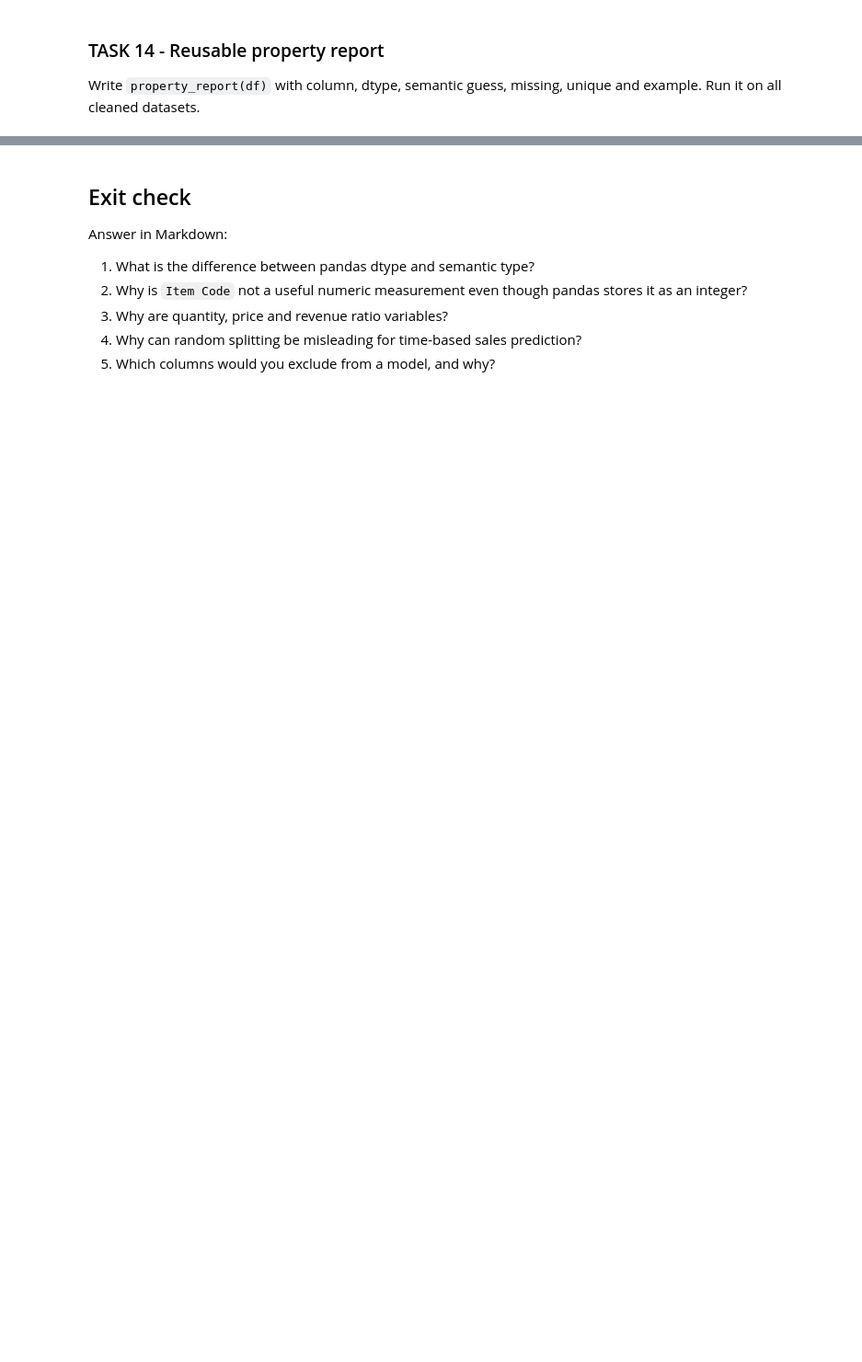
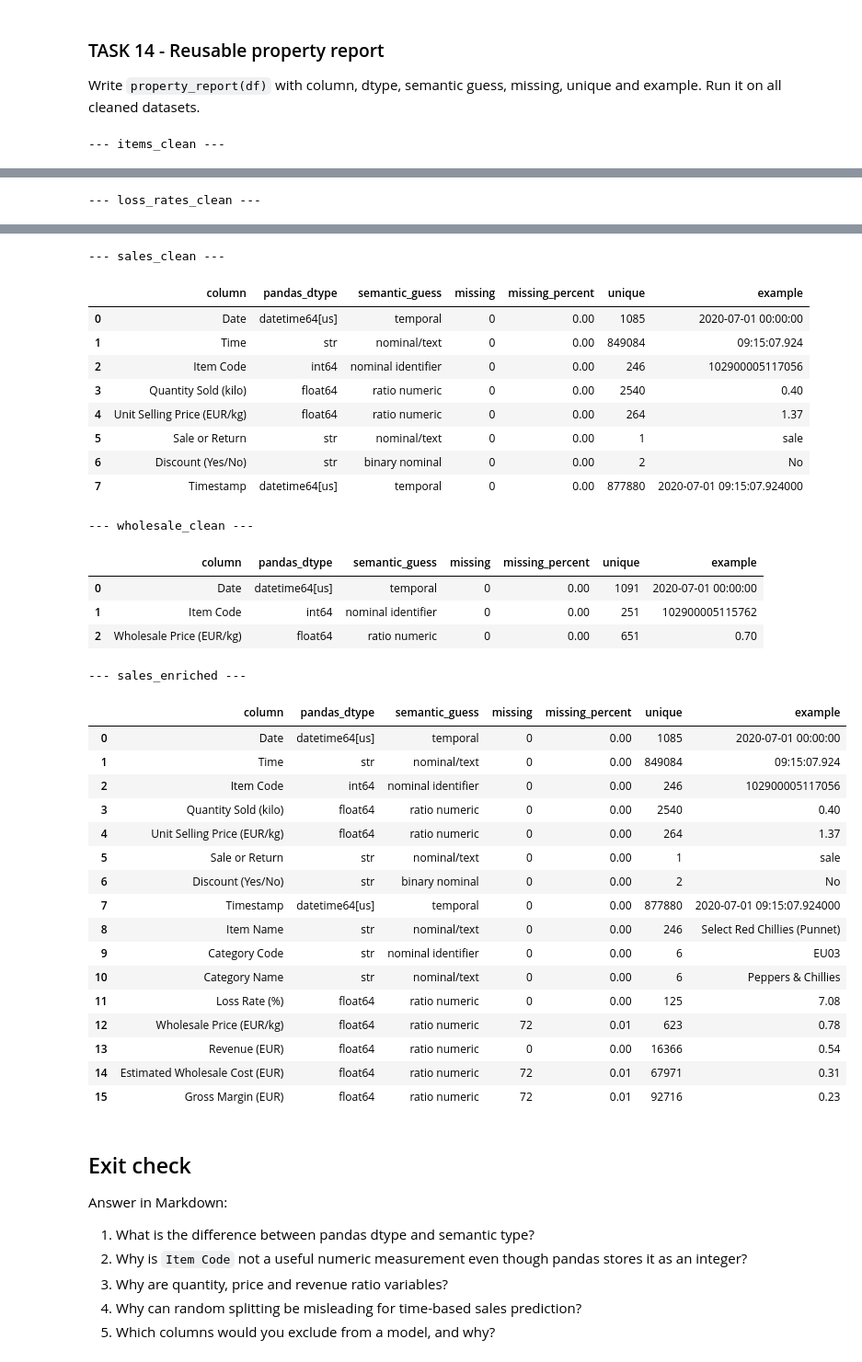
Before and after one commit to dev-deg/aci-26-pt, a Jupyter notebook: full-dataset-example/full_dataset_pipeline.ipynb, the cells around one changed output, grey strips where cells are left out. Shown at 92% size. Cells and saved outputs as stored; diff of their text form; code cells hidden in the pictures; blank space fills up the shorter version.

```diff
--- a/full-dataset-example/full_dataset_pipeline.ipynb
+++ b/full-dataset-example/full_dataset_pipeline.ipynb
@@ -474,6 +713,48 @@ Prepare a feature matrix to predict whether a sale used a discount. Remove ident
 
 Write `property_report(df)` with column, dtype, semantic guess, missing, unique and example. Run it on all cleaned datasets.
 # %%
+def guess_semantic_type(series):
+    name = series.name.lower()
+    if 'code' in name or name.endswith('id'):
+        return 'nominal identifier'
+    if pd.api.types.is_datetime64_any_dtype(series):
+        return 'temporal'
+    if pd.api.types.is_bool_dtype(series):
+        return 'binary nominal'
+    if pd.api.types.is_numeric_dtype(series):
+        return 'ratio numeric'
+    if series.nunique(dropna=True) == 2:
+        return 'binary nominal'
+    return 'nominal/text'
+
+
 def property_report(df):
-    # TODO
-    pass
+    rows = []
+    for column in df.columns:
+        s = df[column]
+        example = s.dropna().iloc[0] if s.notna().any() else np.nan
+        rows.append(
+            {
+                'column': column,
+                'pandas_dtype': str(s.dtype),
+                'semantic_guess': guess_semantic_type(s),
+                'missing': int(s.isna().sum()),
+                'missing_percent': round(float(s.isna().mean() * 100), 2),
+                'unique': int(s.nunique(dropna=True)),
+                'example': example,
+            }
+        )
+    return pd.DataFrame(rows)
+
+
+for name, df in {
+    'items_clean': items_clean,
+    'loss_rates_clean': loss_rates_clean,
+    'sales_clean': sales_clean,
+    'wholesale_clean': wholesale_clean,
+    'sales_enriched': sales_enriched,
+}.items():
+    print(f'--- {name} ---')
+    display(property_report(df))
+# %% [output]
+--- items_clean ---
@@ -479,0 +769 @@ def property_report(df):
+--- loss_rates_clean ---
@@ -480,3 +775,36 @@ def property_report(df):
+--- sales_clean ---
+|  | column | pandas_dtype | semantic_guess | missing | missing_percent | unique | example |
+| 0 | Date | datetime64[us] | temporal | 0 | 0.00 | 1085 | 2020-07-01 00:00:00 |
+| 1 | Time | str | nominal/text | 0 | 0.00 | 849084 | 09:15:07.924 |
+| 2 | Item Code | int64 | nominal identifier | 0 | 0.00 | 246 | 102900005117056 |
+| 3 | Quantity Sold (kilo) | float64 | ratio numeric | 0 | 0.00 | 2540 | 0.40 |
+| 4 | Unit Selling Price (EUR/kg) | float64 | ratio numeric | 0 | 0.00 | 264 | 1.37 |
+| 5 | Sale or Return | str | nominal/text | 0 | 0.00 | 1 | sale |
+| 6 | Discount (Yes/No) | str | binary nominal | 0 | 0.00 | 2 | No |
+| 7 | Timestamp | datetime64[us] | temporal | 0 | 0.00 | 877880 | 2020-07-01 09:15:07.924000 |
+--- wholesale_clean ---
+|  | column | pandas_dtype | semantic_guess | missing | missing_percent | unique | example |
+| 0 | Date | datetime64[us] | temporal | 0 | 0.00 | 1091 | 2020-07-01 00:00:00 |
+| 1 | Item Code | int64 | nominal identifier | 0 | 0.00 | 251 | 102900005115762 |
+| 2 | Wholesale Price (EUR/kg) | float64 | ratio numeric | 0 | 0.00 | 651 | 0.70 |
+--- sales_enriched ---
+|  | column | pandas_dtype | semantic_guess | missing | missing_percent | unique | example |
+| 0 | Date | datetime64[us] | temporal | 0 | 0.00 | 1085 | 2020-07-01 00:00:00 |
+| 1 | Time | str | nominal/text | 0 | 0.00 | 849084 | 09:15:07.924 |
+| 2 | Item Code | int64 | nominal identifier | 0 | 0.00 | 246 | 102900005117056 |
+| 3 | Quantity Sold (kilo) | float64 | ratio numeric | 0 | 0.00 | 2540 | 0.40 |
+| 4 | Unit Selling Price (EUR/kg) | float64 | ratio numeric | 0 | 0.00 | 264 | 1.37 |
+| 5 | Sale or Return | str | nominal/text | 0 | 0.00 | 1 | sale |
+| 6 | Discount (Yes/No) | str | binary nominal | 0 | 0.00 | 2 | No |
+| 7 | Timestamp | datetime64[us] | temporal | 0 | 0.00 | 877880 | 2020-07-01 09:15:07.924000 |
+| 8 | Item Name | str | nominal/text | 0 | 0.00 | 246 | Select Red Chillies (Punnet) |
+| 9 | Category Code | str | nominal identifier | 0 | 0.00 | 6 | EU03 |
+| 10 | Category Name | str | nominal/text | 0 | 0.00 | 6 | Peppers & Chillies |
+| 11 | Loss Rate (%) | float64 | ratio numeric | 0 | 0.00 | 125 | 7.08 |
+| 12 | Wholesale Price (EUR/kg) | float64 | ratio numeric | 72 | 0.01 | 623 | 0.78 |
+| 13 | Revenue (EUR) | float64 | ratio numeric | 0 | 0.00 | 16366 | 0.54 |
+| 14 | Estimated Wholesale Cost (EUR) | float64 | ratio numeric | 72 | 0.01 | 67971 | 0.31 |
+| 15 | Gross Margin (EUR) | float64 | ratio numeric | 72 | 0.01 | 92716 | 0.23 |
 # %% [markdown]
 ## Exit check
 
```
Also changed, not shown: parts of 7 cells of this notebook, 5 other files.
